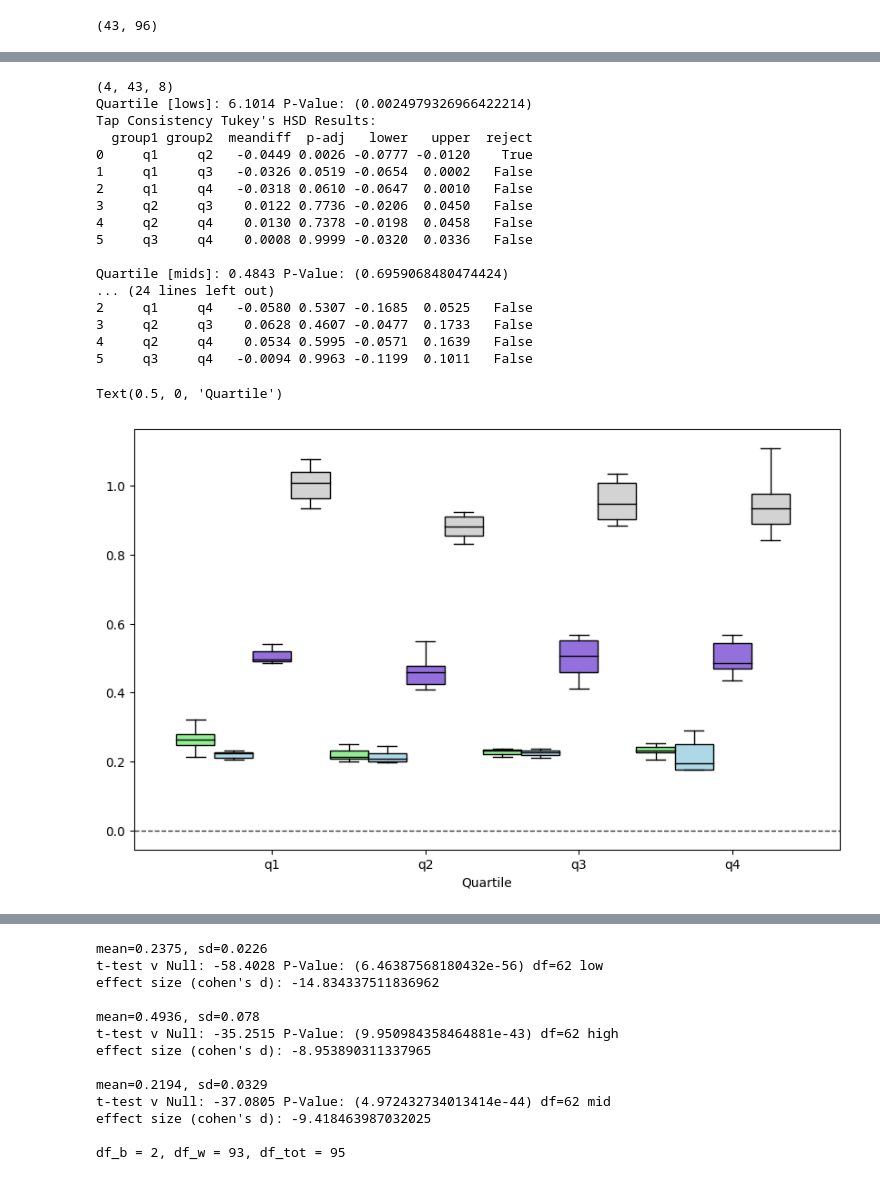
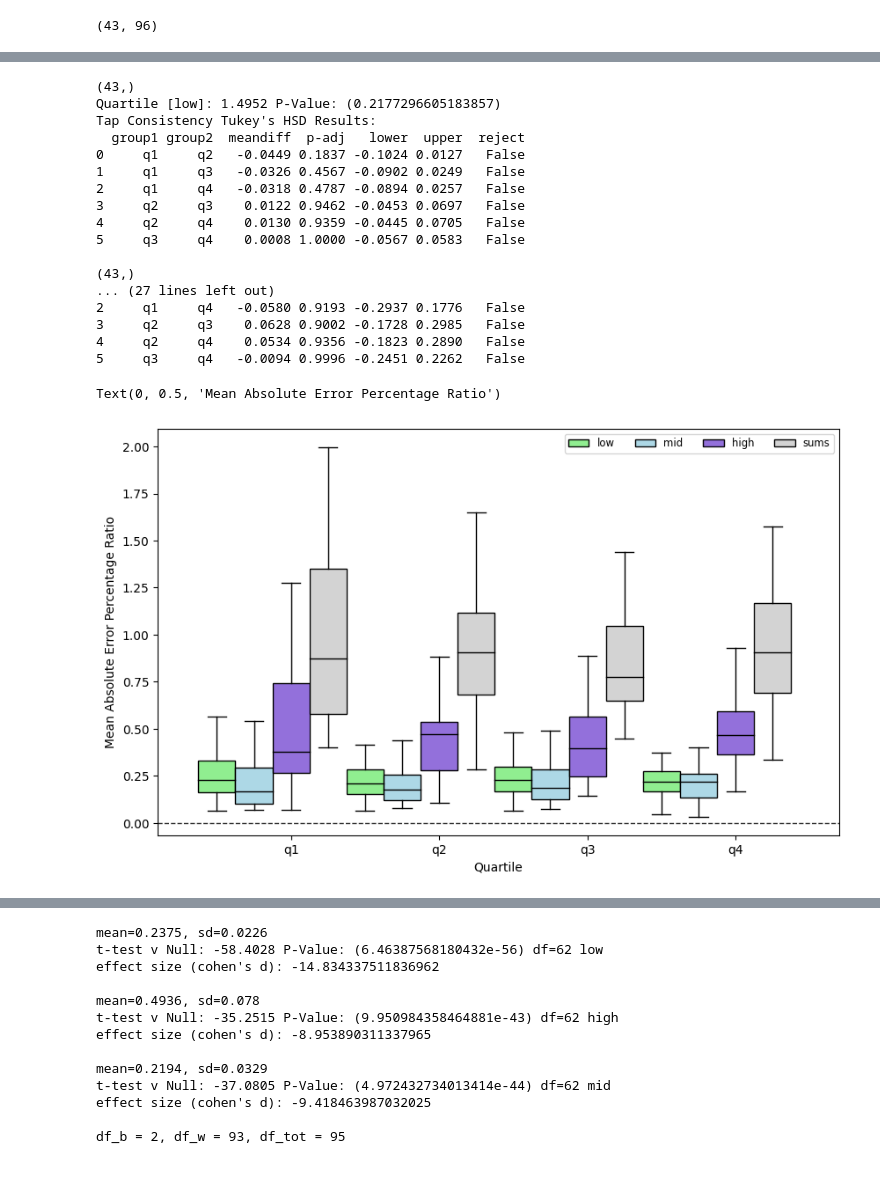
Before and after one commit to peter-clark/investigating-human-tapping-behavior-polyphonic-rhythms, a Jupyter notebook: 5-Tapping_Force-Consistency_and_Precision.ipynb, the cells around one changed output, grey strips where cells are left out. Cells and saved outputs as stored; diff of their text form; code cells hidden in the pictures.

```diff
--- a/5-Tapping_Force-Consistency_and_Precision.ipynb
+++ b/5-Tapping_Force-Consistency_and_Precision.ipynb
@@ -364,18 +425,18 @@ quartiles = _tap_by_test.reshape(_tap_by_test.shape[0], q_num, _tap_by_test.shap
 lows = quartiles[0] # (4,43,8)
 mids = quartiles[2] # (4,43,8)
 highs = quartiles[1] # (4,43,8)
-sums = np.sum(quartiles, axis=0)
-print(sums.shape)
+sums=lows+mids+highs
 all_tests = [lows,mids,highs,sums]
-names = ["lows","mids","highs","sums"]
+names = ["low","mid","high","sums"]
 
 for t in range(len(all_tests)):
     test = all_tests[t]
-    anova = stats.f_oneway(np.mean(test[0], axis=0), np.mean(test[1], axis=0), np.mean(test[2], axis=0), np.mean(test[3], axis=0))
+    print(np.mean(test[0],axis=1).shape)
+    anova = stats.f_oneway(np.mean(test[0], axis=1), np.mean(test[1], axis=1), np.mean(test[2], axis=1), np.mean(test[3], axis=1))
     print(f"Quartile [{str(names[t])}]: {anova.statistic:.4f} P-Value: ({anova.pvalue})")
 
-    tests_in_order = np.concatenate((test[0].ravel(), test[1].ravel(), test[2].ravel(), test[3].ravel()), axis=0)
-    labels = ["q1"]*(8*43) + ["q2"]*(8*43) + ["q3"]*(8*43) + ["q4"]*(8*43)
+    tests_in_order = np.concatenate((np.mean(test[0], axis=1), np.mean(test[1], axis=1), np.mean(test[2], axis=1), np.mean(test[3], axis=1)), axis=0)
+    labels = ["q1"]*(43) + ["q2"]*(43) + ["q3"]*(43) + ["q4"]*(43)
     data = {'error':tests_in_order.ravel(), 'test_type':labels}
     data_df = pd.DataFrame(data)
 
@@ -383,63 +444,83 @@ for t in range(len(all_tests)):
     tukey_df = pd.DataFrame(data=tukey._results_table.data[1:], columns=tukey._results_table.data[0])
     print(f"Tap Consistency Tukey's HSD Results: \n{tukey_df}\n")
 # %% [output]
-(4, 43, 8)
-Quartile [lows]: 6.1014 P-Value: (0.0024979326966422214)
+(43,)
+Quartile [low]: 1.4952 P-Value: (0.2177296605183857)
 Tap Consistency Tukey's HSD Results:
-  group1 group2  meandiff  p-adj   lower   upper  reject
-0     q1     q2   -0.0449 0.0026 -0.0777 -0.0120    True
-1     q1     q3   -0.0326 0.0519 -0.0654  0.0002   False
-2     q1     q4   -0.0318 0.0610 -0.0647  0.0010   False
-3     q2     q3    0.0122 0.7736 -0.0206  0.0450   False
-4     q2     q4    0.0130 0.7378 -0.0198  0.0458   False
-5     q3     q4    0.0008 0.9999 -0.0320  0.0336   False
+  group1 group2  meandiff  p-adj   lower  upper  reject
+0     q1     q2   -0.0449 0.1837 -0.1024 0.0127   False
+1     q1     q3   -0.0326 0.4567 -0.0902 0.0249   False
+2     q1     q4   -0.0318 0.4787 -0.0894 0.0257   False
+3     q2     q3    0.0122 0.9462 -0.0453 0.0697   False
+4     q2     q4    0.0130 0.9359 -0.0445 0.0705   False
+5     q3     q4    0.0008 1.0000 -0.0567 0.0583   False
 
-Quartile [mids]: 0.4843 P-Value: (0.6959068480474424)
-... (24 lines left out)
-2     q1     q4   -0.0580 0.5307 -0.1685  0.0525   False
-3     q2     q3    0.0628 0.4607 -0.0477  0.1733   False
-4     q2     q4    0.0534 0.5995 -0.0571  0.1639   False
-5     q3     q4   -0.0094 0.9963 -0.1199  0.1011   False
+(43,)
+... (27 lines left out)
+2     q1     q4   -0.0580 0.9193 -0.2937 0.1776   False
+3     q2     q3    0.0628 0.9002 -0.1728 0.2985   False
+4     q2     q4    0.0534 0.9356 -0.1823 0.2890   False
+5     q3     q4   -0.0094 0.9996 -0.2451 0.2262   False
 # %%
 ## Plot Quartile Box Plot ##
 fig,(ax) = plt.subplots(figsize=(10,6))
 
+quartiles = _tap_by_test.reshape(_tap_by_test.shape[0], q_num, _tap_by_test.shape[1], q_size) # (3,43,32) --> (3,4,43,8)
+""" lows = quartiles[0]/42.0 # (4,43,8)
+mids = quartiles[2]/42.0 # (4,43,8)
+highs = quartiles[1]/42.0 # (4,43,8) """
+lows = quartiles[0] # (4,43,8)
+mids = quartiles[2] # (4,43,8)
+highs = quartiles[1]# (4,43,8)
+sums = lows+mids+highs
+
 all_tests = [lows,mids,highs,sums]
-names = ["lows","mids","highs","sums"]
+names = ["low","mid","high","sums"]
 
 xt = np.array([0,1,2,3], dtype=float)
 widths=[0.25]*4
 q_names=["q1", "q2","q3", "q4"]*4 #+ ["q2"]*4 + ["q3"]*4 + ["q4"]*4
 pos = np.array([xt]+[xt+0.25]+[xt+0.5]+[xt+0.75])
 xtl=q_names
 
 mpl.rcParams['hatch.linewidth'] = 0.8
 mpl.rcParams['hatch.color'] = 'grey'
 hatches = ['//', '++', 'xx', '||']
 colors_light=['lightgreen','lightblue','mediumpurple', 'lightgrey']
 colors_dark=['forestgreen', 'royalblue','indigo']
-
+box=[]
+pts=[]
+_pts=[]
+idx=np.array([0,1,2,3])
+w=0
 for t in range(len(all_tests)):
     test = all_tests[t]
-    _test = np.mean(test, axis=1).T
+    _test = np.mean(test, axis=2).T
     bp = ax.boxplot(_test, patch_artist=True, positions=pos[t], showfliers=False, widths=widths,\
                 boxprops=dict(facecolor=colors_light[t], color="black"),\
                 whiskerprops=dict(color="black", linestyle='-'),\
                 capprops=dict(color="black", linestyle='-'),\
                 medianprops=dict(color="black", linestyle='-'))
+    _idx=idx+w
+    pts.append(np.mean(_test, axis=0))
+    _pts.append(_idx)
+    w+=0.25
+    box.append(bp['boxes'][0])
+ax.scatter(_pts, pts, color='black', marker='x')
 
 mpl.rcParams['hatch.color'] = 'black'
 ax.set_xticks([0.5, 1.5, 2.5, 3.5])
 ax.set_xticklabels(["q1", "q2","q3", "q4"])
 ax.set(xlim=[-0.4,4.2])
 ax.axhline(y=0.0,color='black', alpha=0.8, linestyle='--', linewidth=1)
-#ax.legend([qt['boxes'][0],qt['boxes'][1],qt['boxes'][2],qt['boxes'][3]],(q_names), loc='lower right', fontsize="small")
+ax.legend(box,(names), loc='upper right', fontsize="small",ncols=4)
 
 #ax.set_title(f"Mean Err. by Quartile", fontsize=12, fontfamily='serif',fontweight='book')
 ax.set_xlabel("Quartile", fontsize=10, fontfamily='sans-serif')
+ax.set_ylabel("Mean Absolute Error Percentage Ratio", fontsize=10, fontfamily='sans-serif')
 # %% [output]
-Text(0.5, 0, 'Quartile')
+Text(0, 0.5, 'Mean Absolute Error Percentage Ratio')
-[figure, old version]
+[figure, new version]
 # %%
 ## Plot distribution of taps and errors ##
 fig, ax = plt.subplots(2,1,figsize=(13,8))
```
Also changed, not shown: parts of 13 cells of this notebook.
